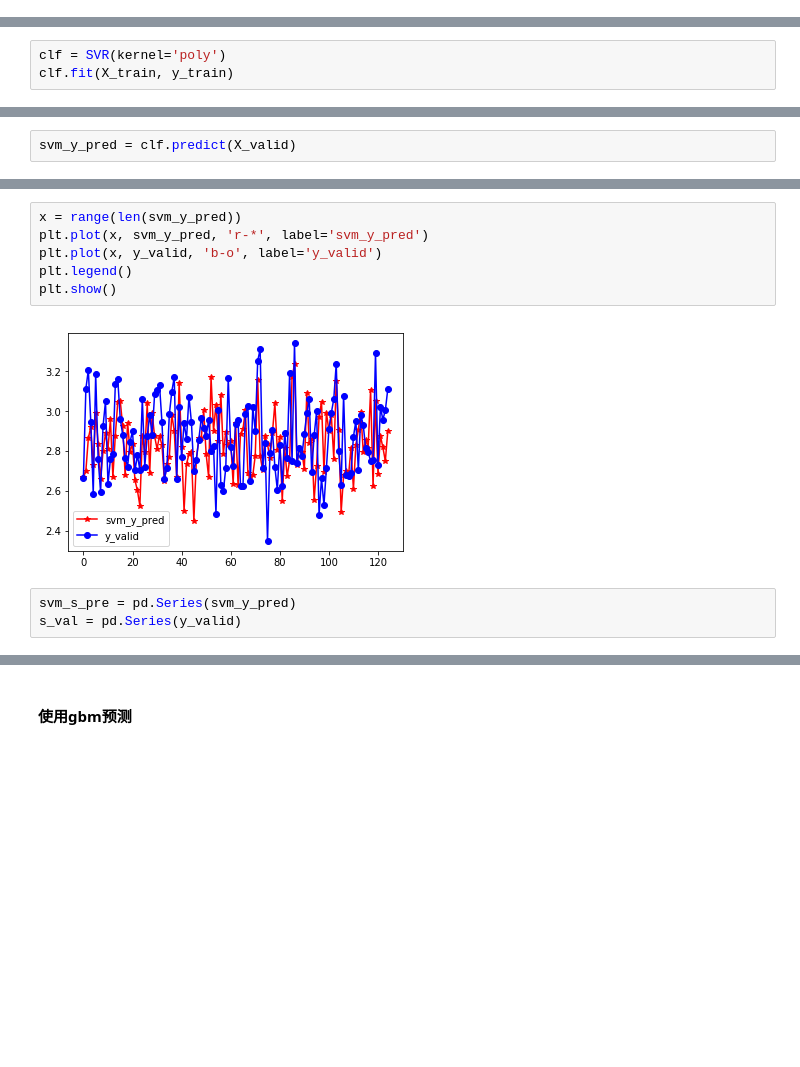
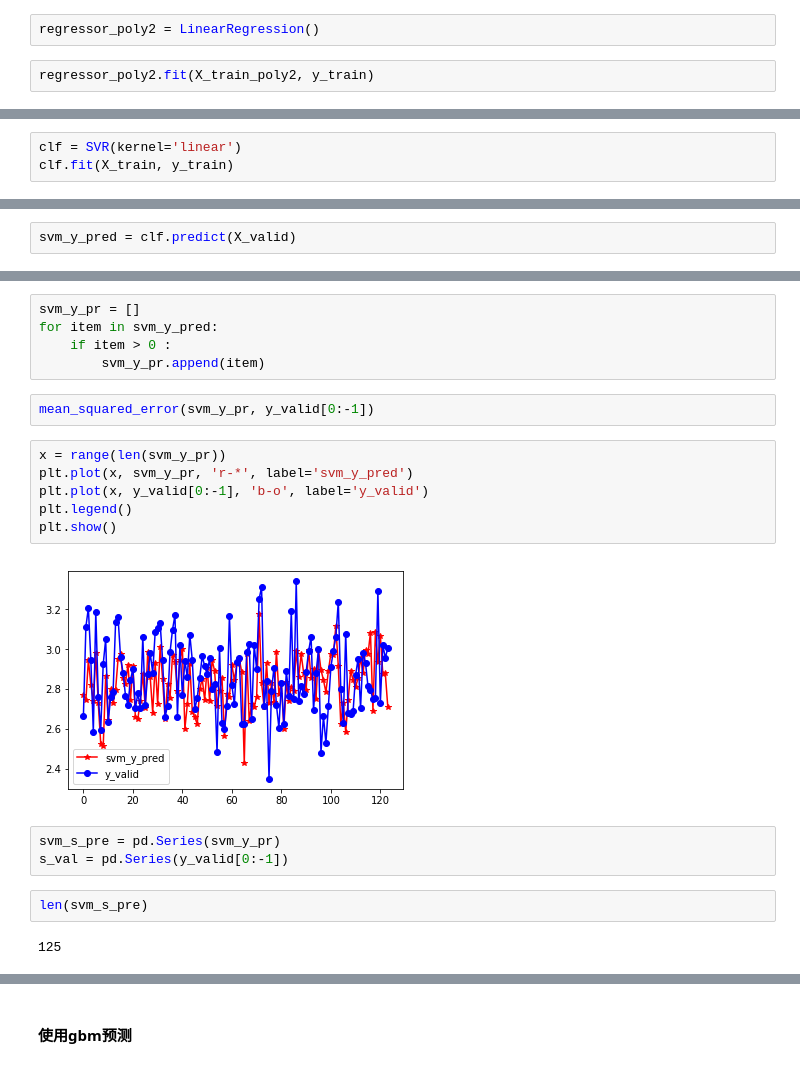
Before and after one commit to koibiki/ai-factory, a Jupyter notebook: Untitled1.ipynb, the cells around one changed output, grey strips where cells are left out. Saved outputs shown, nothing was run; the diff lists cells and outputs as text; blank space fills up the shorter version.

```diff
--- a/Untitled1.ipynb
+++ b/Untitled1.ipynb
@@ -590,0 +748,4 @@ plt.show()
+# %%
+regressor_poly2 = LinearRegression()
+# %%
+regressor_poly2.fit(X_train_poly2, y_train)
@@ -593,5 +797,5 @@ plt.show()
 # %%
 from sklearn.svm import SVR
 # %%
-clf = SVR(kernel='poly')
+clf = SVR(kernel='linear')
 clf.fit(X_train, y_train)
@@ -626,14 +806,25 @@ array([ 2.66817693,  2.70221151,  2.8638694 ,  2.92060392,  2.72826012,
+# %%
+svm_y_pr = []
+for item in svm_y_pred:
+    if item > 0 :
+        svm_y_pr.append(item)
+# %%
+mean_squared_error(svm_y_pr, y_valid[0:-1])
 # %%
-x = range(len(svm_y_pred))
-plt.plot(x, svm_y_pred, 'r-*', label='svm_y_pred')
-plt.plot(x, y_valid, 'b-o', label='y_valid')
+x = range(len(svm_y_pr))
+plt.plot(x, svm_y_pr, 'r-*', label='svm_y_pred')
+plt.plot(x, y_valid[0:-1], 'b-o', label='y_valid')
 plt.legend()
 plt.show()
 # %% [output]
-[figure, old version]
+[figure, new version]
 # %%
-svm_s_pre = pd.Series(svm_y_pred)
-s_val = pd.Series(y_valid)
+svm_s_pre = pd.Series(svm_y_pr)
+s_val = pd.Series(y_valid[0:-1])
+# %%
+len(svm_s_pre)
+# %% [output]
+125
 # %%
 x = range(len(svm_s_pre))
 plt.plot(x, svm_s_pre.sort_values().values, 'r-*', label='lr_y_pred')
```
Also changed, not shown: parts of 70 cells of this notebook.
